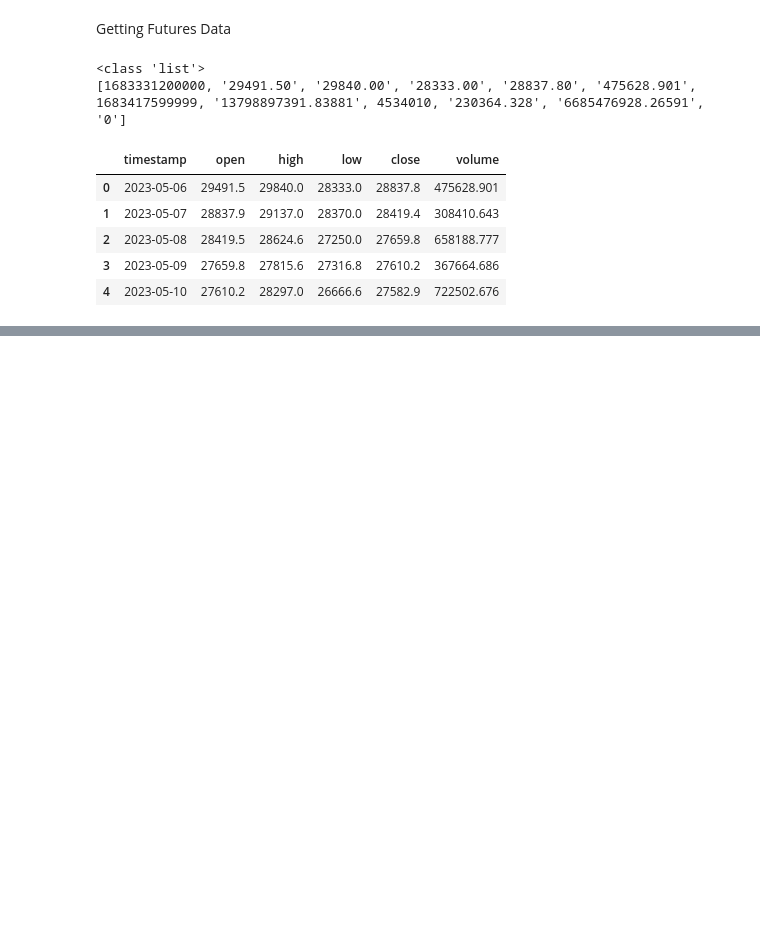
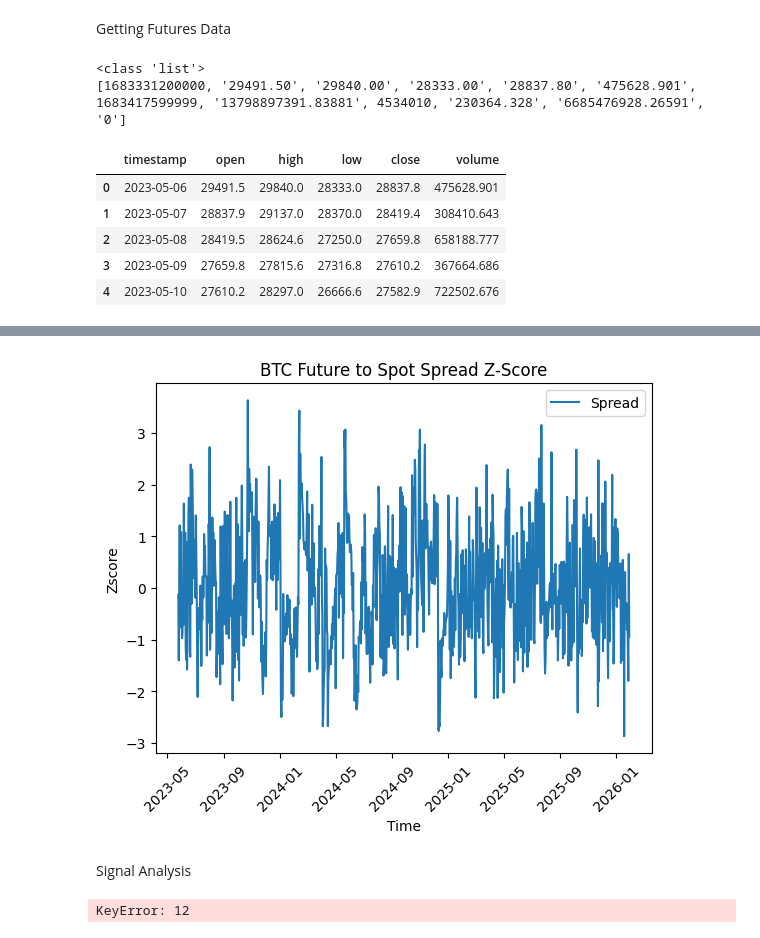
Before and after one commit to eaarowolo25/btc_spot_perp_meanreversion, a Jupyter notebook: notebooks/model.ipynb, the cells around one changed output, grey strips where cells are left out. Cells and saved outputs as stored; diff of their text form; code cells hidden in the pictures; blank space fills up the shorter version.

```diff
--- a/notebooks/model.ipynb
+++ b/notebooks/model.ipynb
@@ -90,0 +226,34 @@ df_fut.head()
+# %%
+
+
+y5 = z_score
+
+
+fig, ax = plt.subplots()
+ax.plot(x, y5, label="Spread")
+
+
+ax.set_xlabel("Time")
+ax.set_ylabel("Zscore")
+ax.set_title("BTC Future to Spot Spread Z-Score")
+
+ax.legend()
+plt.xticks(rotation=45)
+
+plt.show()
+# %% [output]
+[figure, added]
+# %% [markdown]
+Signal Analysis
+# %%
+short_signal = z_score > 2
+long_signal = z_score < -2
+
+#print(z_score)
+df_z = pd.DataFrame(z_score)
+df_z.columns = ["zscore"]
+
+
+stats_df = pd.concat([df1["timestamp"], df_z["zscore"]], axis=1).copy()
+# %% [output]
+KeyError: 12
```
Also changed, not shown: parts of 13 cells of this notebook.
